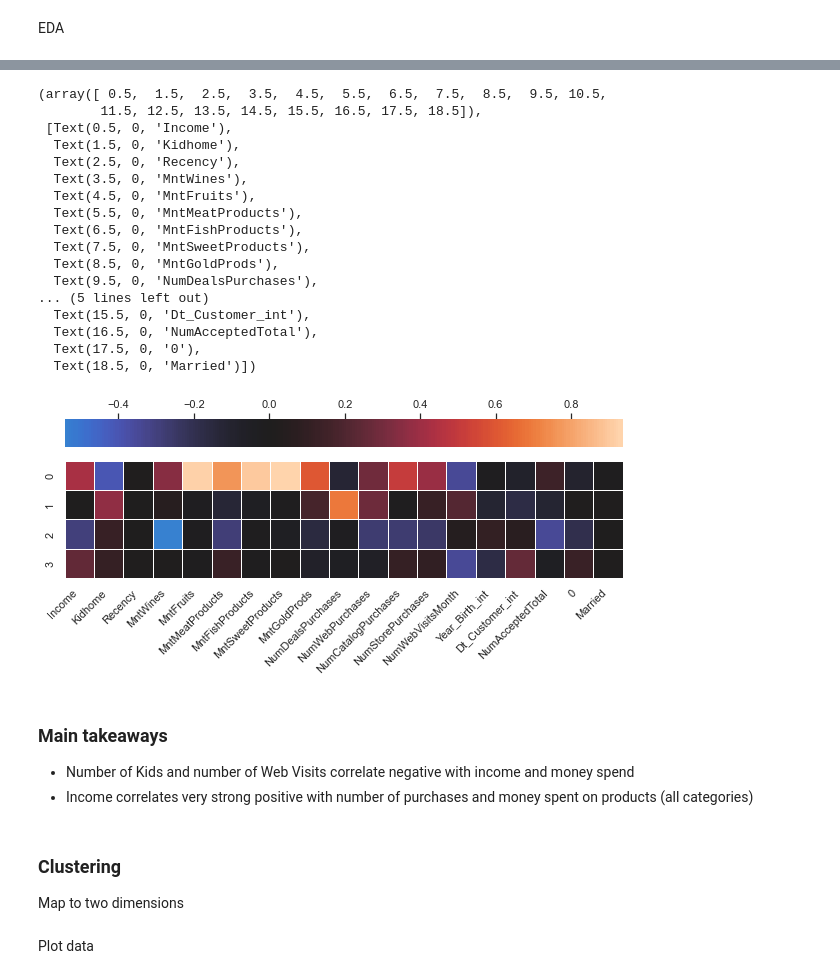
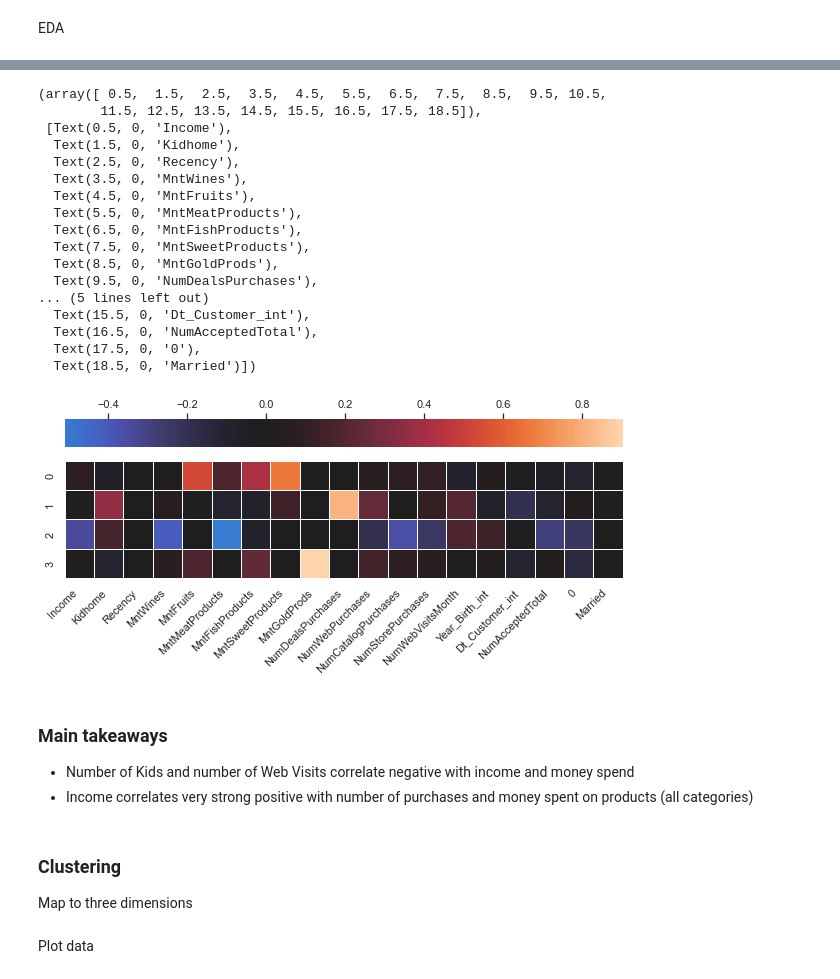
Before and after one commit to SandroMartens/sturdy-bassoon, a Jupyter notebook: kundenanalyse/analyse.ipynb, the cells around one changed output, grey strips where cells are left out. Saved outputs shown, nothing was run; the diff lists cells and outputs as text; code cells hidden in the pictures.

```diff
--- a/kundenanalyse/analyse.ipynb
+++ b/kundenanalyse/analyse.ipynb
@@ -43,7 +43,7 @@ data.replace(
         "Absurd": "Single",
         "Alone": "Single",
         "Together": "Married"},
-        inplace=True
+    inplace=True
 )
 
 data_original = data.copy()
@@ -51,9 +51,11 @@ data.Year_Birth = np.clip(data.Year_Birth, "1940", "2020")
 data["Year_Birth_int"] = data.Year_Birth.view("int64")
 data["Dt_Customer_int"] = data["Dt_Customer"].view("int64")
 
-data["NumAcceptedTotal"] = data.loc[:,"AcceptedCmp3":"AcceptedCmp2"].sum(axis=1)
+data["NumAcceptedTotal"] = data.loc[:,
+                                    "AcceptedCmp3":"AcceptedCmp2"].sum(axis=1)
 data.Kidhome += data["Teenhome"]
-data.drop(["Teenhome", "Z_CostContact", "Z_Revenue", "Year_Birth", "Dt_Customer", "AcceptedCmp1", "AcceptedCmp2", "AcceptedCmp3", "AcceptedCmp4", "AcceptedCmp5"], axis=1, inplace=True)
+data.drop(["Teenhome", "Z_CostContact", "Z_Revenue", "Year_Birth", "Dt_Customer", "AcceptedCmp1",
+          "AcceptedCmp2", "AcceptedCmp3", "AcceptedCmp4", "AcceptedCmp5"], axis=1, inplace=True)
 data.Income = np.clip(data.Income, 10_000, 150_000)
 # %% [markdown]
 Calculate total amount of money spent
@@ -95,7 +96,9 @@ data_columns = data.columns
 ### Select useful features
 # %%
 model = VarianceThreshold(0.2)
-data = robust_scale(data)
+data = robust_scale(
+    X=data,
+    with_centering=True)
 data = model.fit_transform(data)
 data_columns = model.get_feature_names_out(data_columns)
 # %% [markdown]
@@ -117,49 +120,49 @@ sns.clustermap(
 # %%
-fa = FactorAnalysis(
+fa = SparsePCA(
     n_components=4,
-    # alpha=0.5,
+    alpha=0.1,
     # n_jobs=-1
-    rotation="varimax"
-    )
+    # rotation="varimax"
+)
 fa.fit(data)
 
-plt.figure(figsize=(10,5))
+plt.figure(figsize=(10, 5))
 sns.heatmap(
     pd.DataFrame(fa.components_, columns=data_columns),
     square=True,
     cbar_kws={"orientation": "horizontal",
-        "location":"top"
-       },
+              "location": "top"
+              },
     linewidths=1,
     center=0)
 
 plt.xticks(rotation=45, horizontalalignment="right")
 # %% [output]
 (array([ 0.5,  1.5,  2.5,  3.5,  4.5,  5.5,  6.5,  7.5,  8.5,  9.5, 10.5,
         11.5, 12.5, 13.5, 14.5, 15.5, 16.5, 17.5, 18.5]),
  [Text(0.5, 0, 'Income'),
   Text(1.5, 0, 'Kidhome'),
   Text(2.5, 0, 'Recency'),
   Text(3.5, 0, 'MntWines'),
   Text(4.5, 0, 'MntFruits'),
   Text(5.5, 0, 'MntMeatProducts'),
   Text(6.5, 0, 'MntFishProducts'),
   Text(7.5, 0, 'MntSweetProducts'),
   Text(8.5, 0, 'MntGoldProds'),
   Text(9.5, 0, 'NumDealsPurchases'),
 ... (5 lines left out)
   Text(15.5, 0, 'Dt_Customer_int'),
   Text(16.5, 0, 'NumAcceptedTotal'),
   Text(17.5, 0, '0'),
   Text(18.5, 0, 'Married')])
-[figure, old version]
+[figure, new version]
 # %% [markdown]
 ### Main takeaways
 - Number of Kids and number of Web Visits correlate negative with income and money spend
 - Income correlates very strong positive with number of purchases and money spent on products (all categories)
 # %% [markdown]
 ### Clustering
-Map to two dimensions
+Map to three dimensions
 # %%
 reducer = UMAP(
     n_components=3,
```
Also changed, not shown: parts of 23 cells of this notebook.
